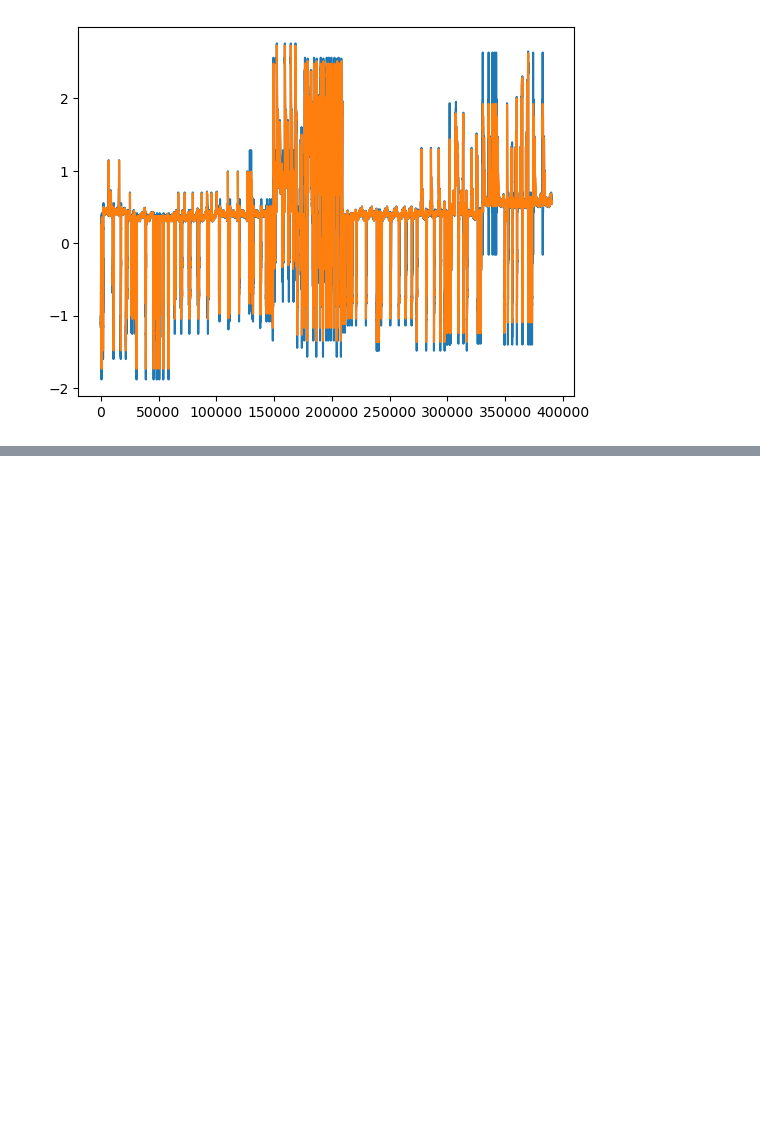
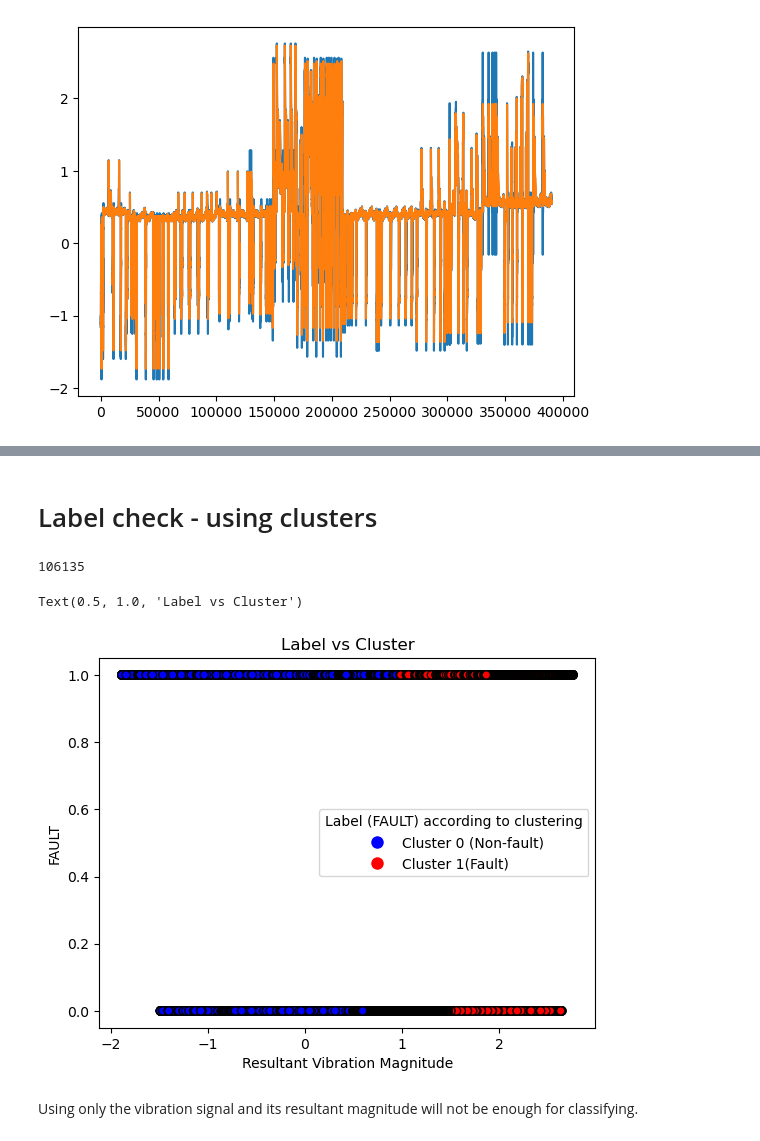
Before and after one commit to AtanasKolevNBU/PhD, a Jupyter notebook: notebooks/data_exploration/data_preparation.ipynb, the cells around one changed output, grey strips where cells are left out. Cells and saved outputs as stored; diff of their text form; code cells hidden in the pictures; blank space fills up the shorter version.

```diff
--- a/notebooks/data_exploration/data_preparation.ipynb
+++ b/notebooks/data_exploration/data_preparation.ipynb
@@ -706,0 +774,13 @@ plt.plot(df['resultant_vibration_magnitude_normal_dist'].rolling(20).mean())
+# %%
+df = final_df
+df.to_csv(r"D:\Repositories\PhD\parsed_data\ICE_data\internal_combustion_engine_bearings_fixed_duplicates.csv", index = False)
+# %% [markdown]
+# Label check - using clusters
+# %%
+df = df.reset_index(drop = True)
+# %%
+df['Time'].nunique()
+# %% [output]
+106135
+# %%
+X = df['resultant_vibration_magnitude_normal_dist'].values.reshape(-1, 1)
@@ -706,0 +789,4 @@ plt.plot(df['resultant_vibration_magnitude_normal_dist'].rolling(20).mean())
+# %%
+km = KMeans(n_clusters=2)
+
+y = km.fit_predict(X)
@@ -706,0 +795,22 @@ plt.plot(df['resultant_vibration_magnitude_normal_dist'].rolling(20).mean())
+# %%
+# Define colors for binary classification
+color_map = {0: "blue", 1: "red"}  # 0 -> Blue, 1 -> Red
+colors = [color_map[val] for val in y]
+
+# Create scatter plot
+plt.scatter(x = df['resultant_vibration_magnitude_normal_dist'], y = df['FAULT'], c=colors, edgecolors='k', alpha=1)
+
+# Custom Legend
+legend_labels = ["Cluster 0 (Non-fault)", "Cluster 1(Fault)"]  # Adjust labels as needed
+handles = [plt.Line2D([0], [0], marker='o', color='w', markerfacecolor=color_map[i], markersize=10, label=legend_labels[i]) for i in color_map]
+plt.legend(handles=handles, title="Label (FAULT) according to clustering")
+
+# Labels and title
+plt.xlabel("Resultant Vibration Magnitude")
+plt.ylabel("FAULT")
+plt.title("Label vs Cluster")
+# %% [output]
+Text(0.5, 1.0, 'Label vs Cluster')
+[figure, added]
+# %% [markdown]
+Using only the vibration signal and its resultant magnitude will not be enough for classifying.
```
Also changed, not shown: parts of 8 cells of this notebook, 2 other files.
